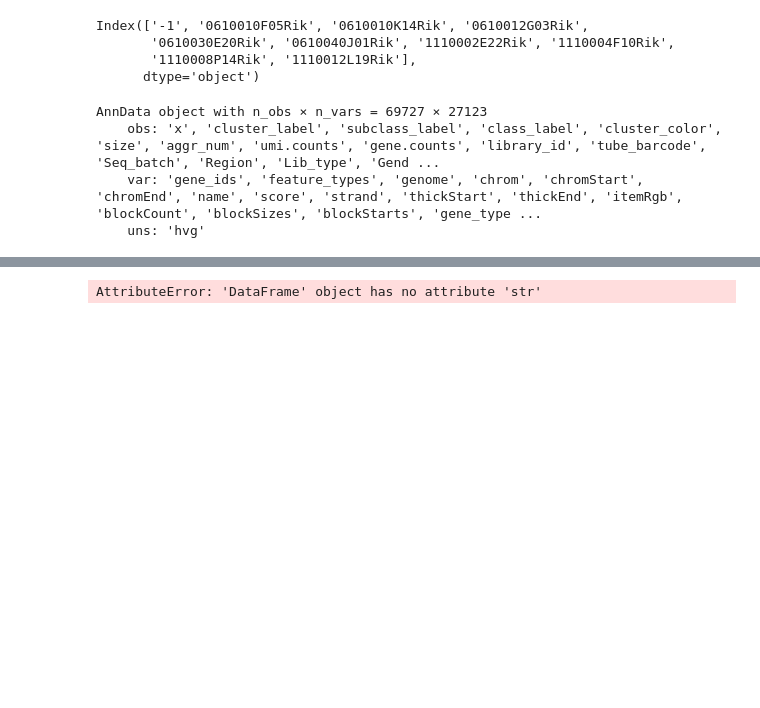
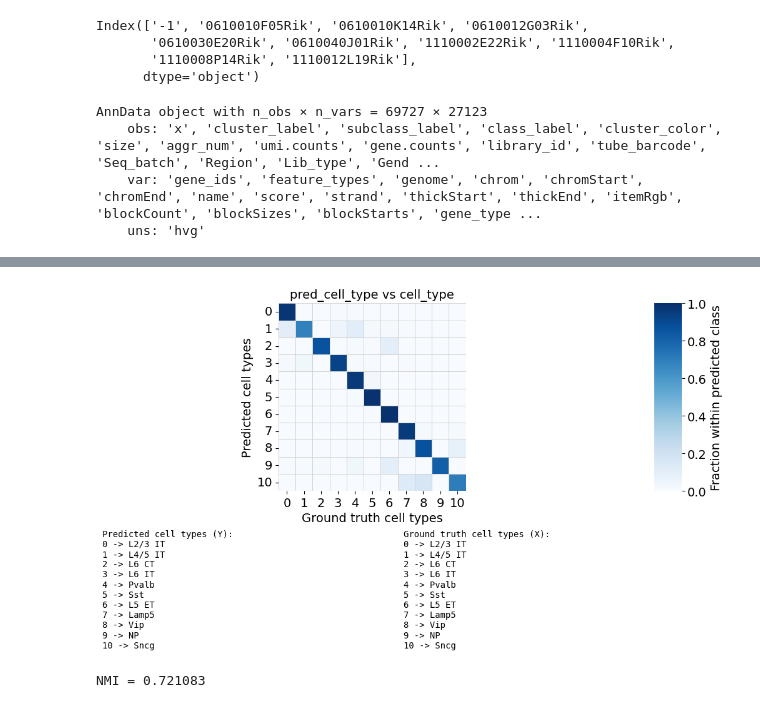
Before and after one commit to haihuilab/scbiot, a Jupyter notebook: examples/unpaired_Yao-2021_integration.ipynb, the cells around one changed output, grey strips where cells are left out. Saved outputs shown, nothing was run; the diff lists cells and outputs as text; code cells hidden in the pictures; blank space fills up the shorter version.

```diff
--- a/examples/unpaired_Yao-2021_integration.ipynb
+++ b/examples/unpaired_Yao-2021_integration.ipynb
@@ -210,8 +196,36 @@ AnnData object with n_obs × n_vars = 54844 × 15185
+# %%
+# Map true labels back
+adata_ga.obs['cell_type'] = adata_atac.obs['cell_type']
 # %%
 fig, ax, counts_df, norm_df = scb.pl.plot_anndata_confusion(
-    adata_ga, true_key="cell_type", pred_key="pred_cell_type",
-    normalize="pred", annotate_mapping=True, return_data=True
+    adata_ga,
+    true_key="cell_type",
+    pred_key="pred_cell_type",
+    drop_unknown=False,          # key line
+    normalize="pred",
+    annotate_mapping=True,
+    return_data=True,
 )
-plt.show()
 # %% [output]
-AttributeError: 'DataFrame' object has no attribute 'str'
+[figure, added]
+# %%
+from sklearn.metrics import normalized_mutual_info_score
+
+y_true = adata_ga.obs["cell_type"].astype(str)
+y_pred = adata_ga.obs["pred_cell_type"].astype(str)
+
+# keep only valid rows
+mask = y_true.notna() & y_pred.notna()
+
+# (optional) ignore "unknown" labels
+# mask &= (y_true != "unknown") & (y_pred != "unknown")
+
+nmi = normalized_mutual_info_score(
+    y_true[mask].to_numpy(),
+    y_pred[mask].to_numpy(),
+    average_method="arithmetic",
+)
+
+print(f"NMI = {nmi:.6f}")
+# %% [output]
+NMI = 0.721083
```
Also changed, not shown: parts of 13 cells of this notebook, 46 other files.
